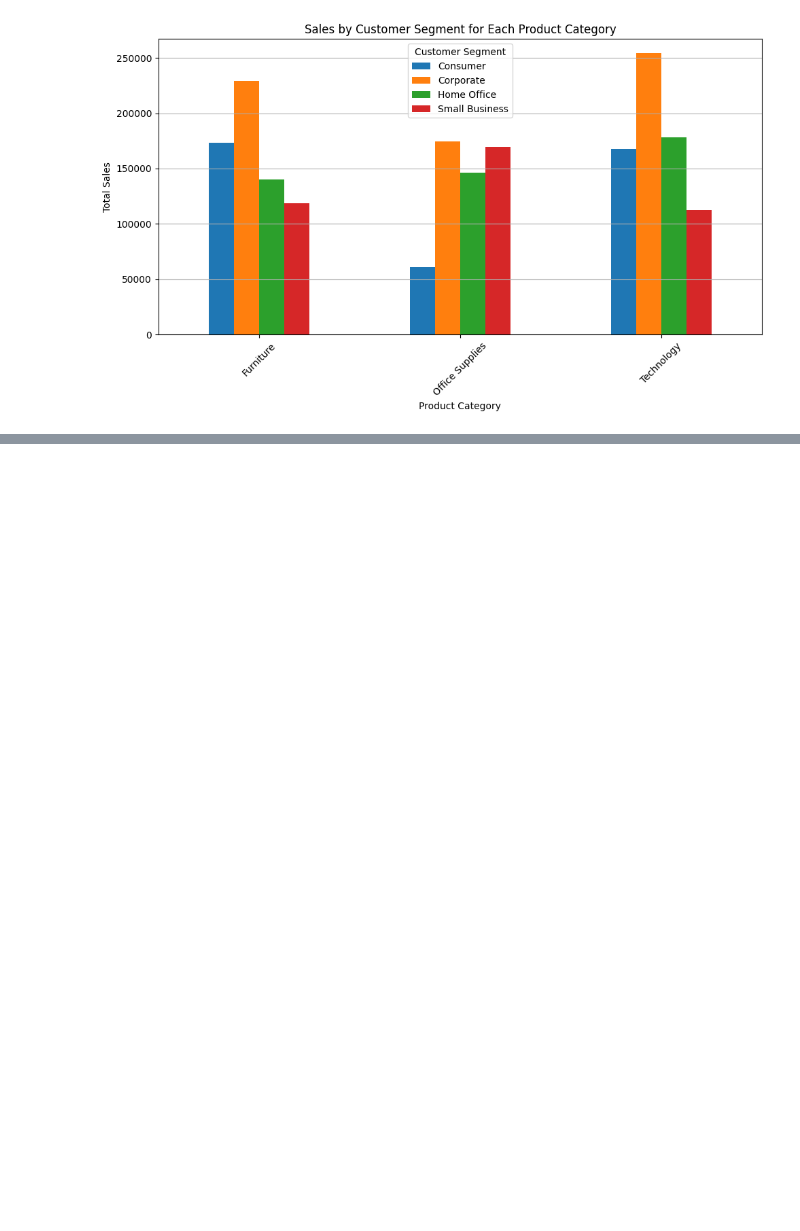
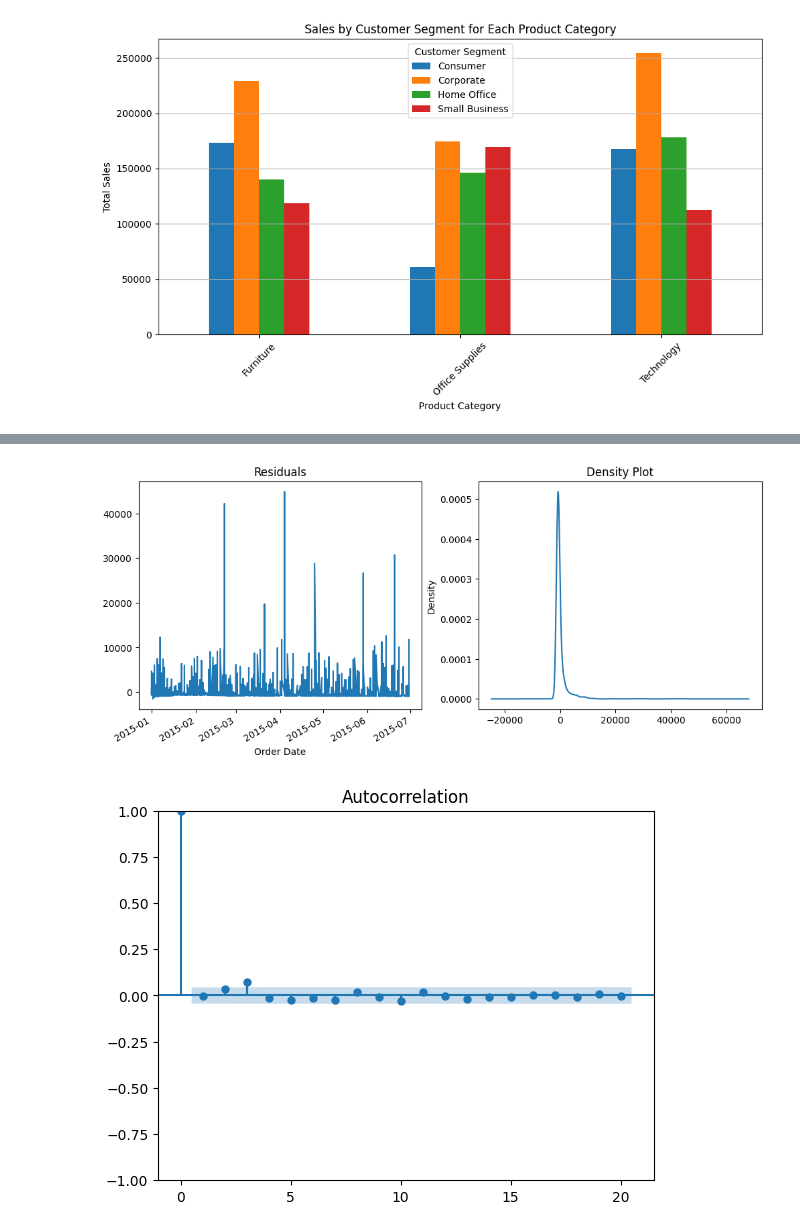
Before and after one commit to AkramMoustafa/AI-Power-Supply-Chain, a Jupyter notebook: AI_Powered_Supply_Chain_project.ipynb, the cells around one changed output, grey strips where cells are left out. Cells and saved outputs as stored; diff of their text form; code cells hidden in the pictures; blank space fills up the shorter version.

```diff
--- a/AI_Powered_Supply_Chain_project.ipynb
+++ b/AI_Powered_Supply_Chain_project.ipynb
@@ -228,0 +322,18 @@ plt.show()
+# %%
+
+import pandas as pd
+import matplotlib.pyplot as plt
+from statsmodels.tsa.arima.model import ARIMA
+from statsmodels.graphics.tsaplots import plot_acf, plot_pacf
+from statsmodels.tsa.stattools import adfuller
+
+p = 1  # AR terms (from PACF)
+d = 1  # Differencing
+q = 1  # MA terms (from ACF)
+
+# Fit the ARIMA model
+model = ARIMA(ts_data, order=(p, d, q))
+model_fit = model.fit()
+
+# Summary of the model
+print(model_fit.summary())
@@ -228,0 +358,13 @@ plt.show()
+# %%
+residuals = model_fit.resid
+fig, ax = plt.subplots(1, 2, figsize=(12, 5))
+residuals.plot(ax=ax[0], title='Residuals')
+residuals.plot(kind='kde', ax=ax[1], title='Density Plot')
+plt.show()
+
+# Check ACF plot of residuals
+plot_acf(residuals, lags=20)
+plt.show()
+# %% [output]
+[figure, added]
+[figure, added]
```
Also changed, not shown: parts of 13 cells of this notebook.
